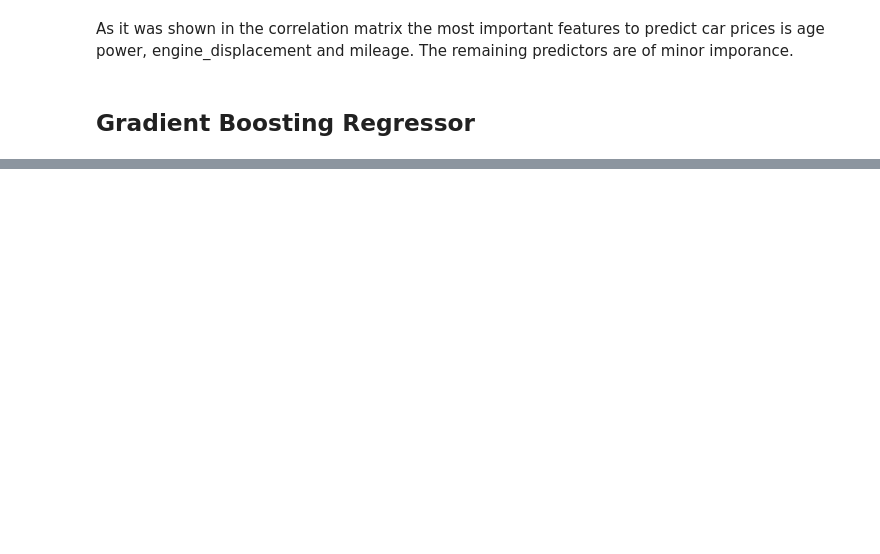
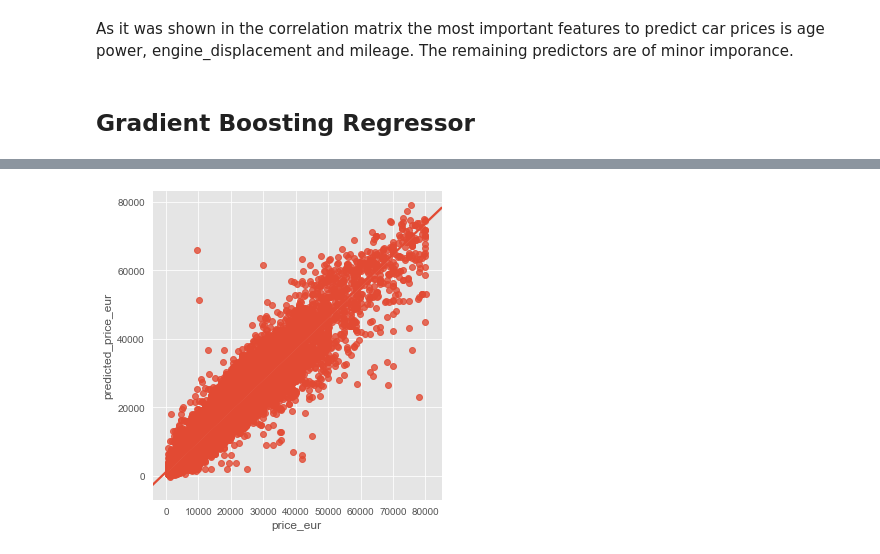
Before and after one commit to michalpiotrowicz/Bootcamp_project, a Jupyter notebook: My_Bootcamp_Project.ipynb, the cells around one changed output, grey strips where cells are left out. Drawn from its saved outputs; the diff is of its cells as text; code cells hidden in the pictures; blank space fills up the shorter version.

```diff
--- a/My_Bootcamp_Project.ipynb
+++ b/My_Bootcamp_Project.ipynb
@@ -850,14 +855,14 @@ MAE: 2402.884777627825
 # %%
-pipe = Pipeline([('preprocessing', make_pipeline(full_preprocessor)), ('SVR', SVR(kernel='rbf'))])
+# pipe = Pipeline([('preprocessing', make_pipeline(full_preprocessor)), ('SVR', SVR(kernel='rbf'))])
 
-param_grid = {'preprocessing': [make_pipeline(full_preprocessor), make_pipeline(cat_preprocessor_only), None],
-              'SVR__gamma': [0.001, 0.01, 0.1, 1, 10, 100],
-              'SVR__C': [1, 10, 100, 1000, 10000, 20000]}
+# param_grid = {'preprocessing': [make_pipeline(full_preprocessor), make_pipeline(cat_preprocessor_only), None],
+#               'SVR__gamma': [0.001, 0.01, 0.1, 1, 10, 100],
+#               'SVR__C': [1, 10, 100, 1000, 10000, 20000]}
 
-svr_5 = GridSearchCV(pipe,
-                     param_grid,
-                     cv=kfold,
-                     return_train_score=True,
-                     n_jobs=-1)
+# svr_5 = GridSearchCV(pipe,
+#                      param_grid,
+#                      cv=kfold,
+#                      return_train_score=True,
+#                      n_jobs=-1)
 
-svr_5.fit(X_train, y_train)
+# svr_5.fit(X_train, y_train)
@@ -1068,0 +1138,9 @@ print(“Standardized: %.5f (%.2f) MSE” % (results.mean(), results.std()))
+# %%
+price_predictions = pd.DataFrame(gbr_7.predict(X).round(), columns=['predicted_price_eur'])
+# %%
+df = df[['price_eur', 'maker', 'model', 'age_years',
+         'mileage', 'engine_displacement', 'engine_power', 'transmission', 'cluster']]
+# %%
+frames = [price_predictions, df]
+df_with_predictions = pd.concat(frames, axis=1)
+df_with_predictions.head(20)
@@ -1068,0 +1165,5 @@ print(“Standardized: %.5f (%.2f) MSE” % (results.mean(), results.std()))
+# %%
+sns.lmplot(x='price_eur', y='predicted_price_eur', data=df_with_predictions)
+plt.show()
+# %% [output]
+[figure, added]
```
Also changed, not shown: parts of 47 cells of this notebook.
